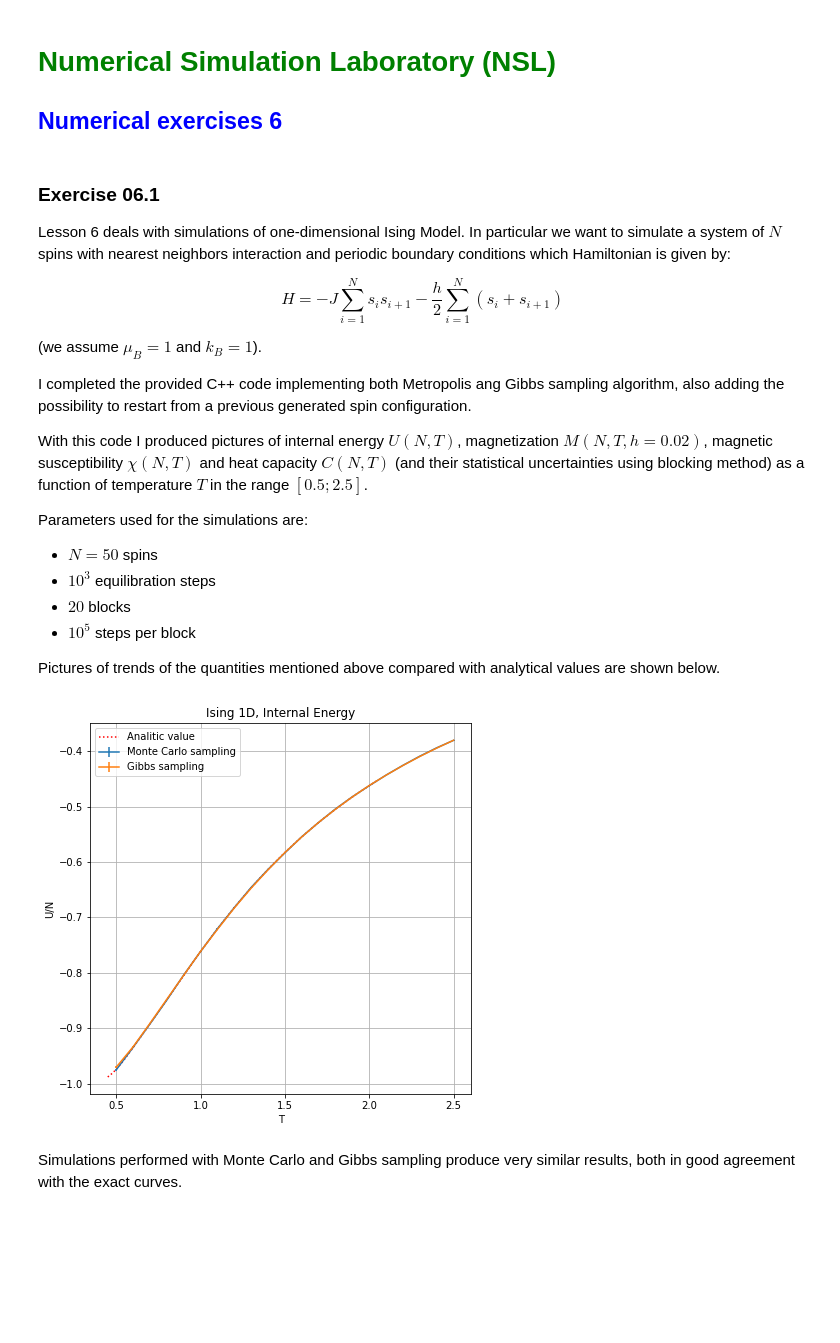
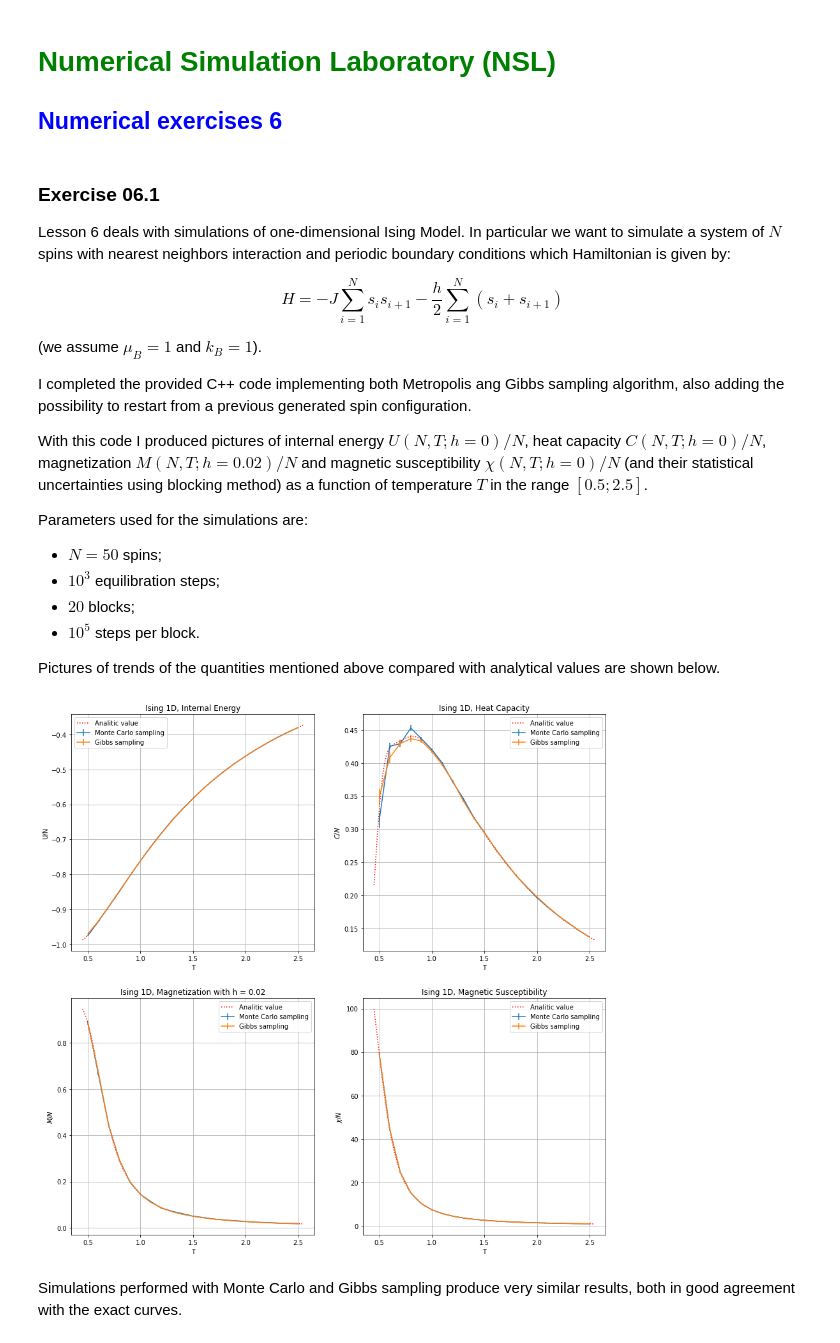
Before and after one commit to mattbona/numerical-simulation-laboratory, a Jupyter notebook: NSL-06/notebook/LSN_Exercises_06.ipynb, the cells around one changed output. Drawn from its saved outputs; the diff is of its cells as text; code cells hidden in the pictures; blank space fills up the shorter version.

```diff
--- a/NSL-06/notebook/LSN_Exercises_06.ipynb
+++ b/NSL-06/notebook/LSN_Exercises_06.ipynb
@@ -19,19 +19,19 @@ $$
 
 I completed the provided C++ code implementing both Metropolis ang Gibbs sampling algorithm, also adding the possibility to restart from a previous generated spin configuration.
 
-With this code I produced pictures of internal energy $U(N,T)$, magnetization $M(N,T,h=0.02)$, magnetic susceptibility $\chi(N,T)$ and heat capacity $C(N,T)$ (and their statistical uncertainties using blocking method) as a function of temperature $T$ in the range $\left[0.5;2.5\right]$.
+With this code I produced pictures of internal energy $U(N,T;h=0)/N$, heat capacity $C(N,T;h=0)/N$, magnetization $M(N,T;h=0.02)/N$ and magnetic susceptibility $\chi(N,T;h=0)/N$ (and their statistical uncertainties using blocking method) as a function of temperature $T$ in the range $\left[0.5;2.5\right]$.
 
 Parameters used for the simulations are:
-- $N=50$ spins
-- $10^3$ equilibration steps
-- $20$ blocks
-- $10^5$ steps per block
+- $N=50$ spins;
+- $10^3$ equilibration steps;
+- $20$ blocks;
+- $10^5$ steps per block.
 
 Pictures of trends of the quantities mentioned above compared with analytical values are shown below.
 # %%
 #Compute analytical values
 points=1000
-T = np.linspace(0.45,2.05,num=points)
+T = np.linspace(0.45,2.55,num=points)
 beta = 1/T
 J = 1.0
 Ns = 50
@@ -52,23 +52,64 @@ M = (np.exp(b*J)*np.sinh(b*h)*((l1**(Ns-1))*(1+np.exp(b*J)*np.cosh(b*h)/np.sqrt(
         + (l2**(Ns-1))*(1-np.exp(b*J)*np.cosh(b*h)/np.sqrt(np.exp(2*b*J)*np.cosh(b*h)*np.cosh(b*h)-2*np.sinh(2*b*J)))))/(Z)
 # %%
 plt.figure(figsize=(15,15))
-
-# Using subplot ambient to draw graphs side by side
+# Internal Energy
 plt.subplot(221)
 x_ene_m, y_ene_m, yerr_ene_m = np.loadtxt("../results/energy_vs_temperature_metropolis.dat", delimiter = " ", unpack = True)
 x_ene_g, y_ene_g, yerr_ene_g = np.loadtxt("../results/energy_vs_temperature_gibbs.dat", delimiter = " ", unpack = True)
 
 plt.errorbar(x_ene_m, y_ene_m, yerr_ene_m, label = "Monte Carlo sampling")
 plt.errorbar(x_ene_g, y_ene_g, yerr_ene_g, label = "Gibbs sampling")
 plt.plot(T, e, label="Analitic value", color='r', linestyle="dotted")
 plt.title('Ising 1D, Internal Energy')
 plt.xlabel('T')
 plt.ylabel('U/N')
 plt.grid(True)
 plt.legend()
 
+# Heat Capacity
+plt.subplot(222)
+x_heat_g, y_heat_g, yerr_heat_g = np.loadtxt("../results/heat_capacity_vs_temperature_gibbs.dat", delimiter = " ", unpack = True)
+x_heat_m, y_heat_m, yerr_heat_m = np.loadtxt("../results/heat_capacity_vs_temperature_metropolis.dat", delimiter = " ", unpack = True)
+
+plt.errorbar(x_heat_m, y_heat_m, yerr_heat_m, label = "Monte Carlo sampling")
+plt.errorbar(x_heat_g, y_heat_g, yerr_heat_g, label = "Gibbs sampling")
+plt.plot(T, heat, label="Analitic value", color='r', linestyle="dotted")
+plt.title('Ising 1D, Heat Capacity')
+plt.xlabel('T')
+plt.ylabel('$C/N$')
+plt.grid(True)
+plt.legend()
+
+# Magnetization
+plt.subplot(223)
+x_mag_g, y_mag_g, yerr_mag_g = np.loadtxt("../results/magnetization_vs_temperature_gibbs.dat", delimiter = " ", unpack = True)
+x_mag_m, y_mag_m, yerr_mag_m = np.loadtxt("../results/magnetization_vs_temperature_metropolis.dat", delimiter = " ", unpack = True)
+
+plt.errorbar(x_mag_m, y_mag_m, yerr_mag_m, label = "Monte Carlo sampling")
+plt.errorbar(x_mag_g, y_mag_g, yerr_mag_g, label = "Gibbs sampling")
+plt.plot(T, M, label="Analitic value", color='r', linestyle="dotted")
+plt.title('Ising 1D, Magnetization with h = 0.02')
+plt.xlabel('T')
+plt.ylabel('$M/N$')
+plt.grid(True)
+plt.legend()
+
+# Magnetic Susceptibility
+plt.subplot(224)
+x_chi_g, y_chi_g, yerr_chi_g = np.loadtxt("../results/magnetic_susceptibility_vs_temperature_gibbs.dat", delimiter = " ", unpack = True)
+x_chi_m, y_chi_m, yerr_chi_m = np.loadtxt("../results/magnetic_susceptibility_vs_temperature_metropolis.dat", delimiter = " ", unpack = True)
+
+plt.errorbar(x_chi_m, y_chi_m, yerr_chi_m, label = "Monte Carlo sampling")
+plt.errorbar(x_chi_g, y_chi_g, yerr_chi_g, label = "Gibbs sampling")
+plt.plot(T, X, label="Analitic value", color='r', linestyle="dotted")
+plt.title('Ising 1D, Magnetic Susceptibility')
+plt.xlabel('T')
+plt.ylabel('$\chi/N$')
+plt.grid(True)
+plt.legend()
+
 plt.show()
 # %% [output]
-[figure, old version]
+[figure, new version]
 # %% [markdown]
 Simulations performed with Monte Carlo and Gibbs sampling produce very similar results, both in good agreement with the exact curves.
```
Also changed, not shown: 11 other files.
